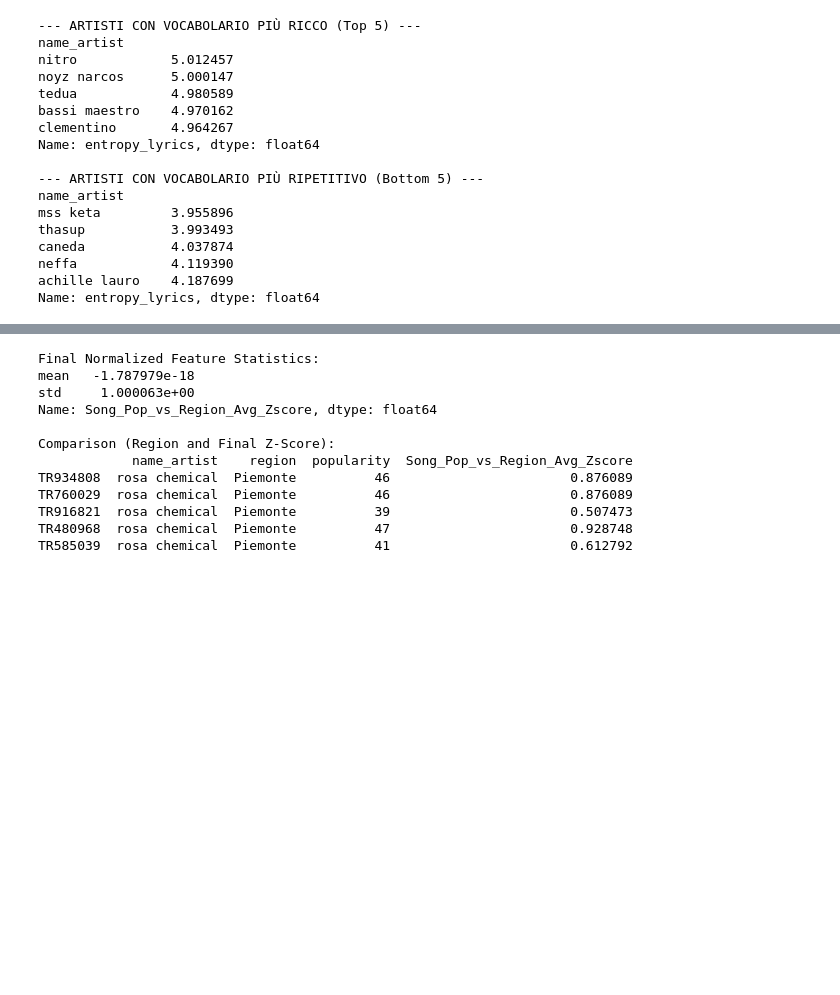
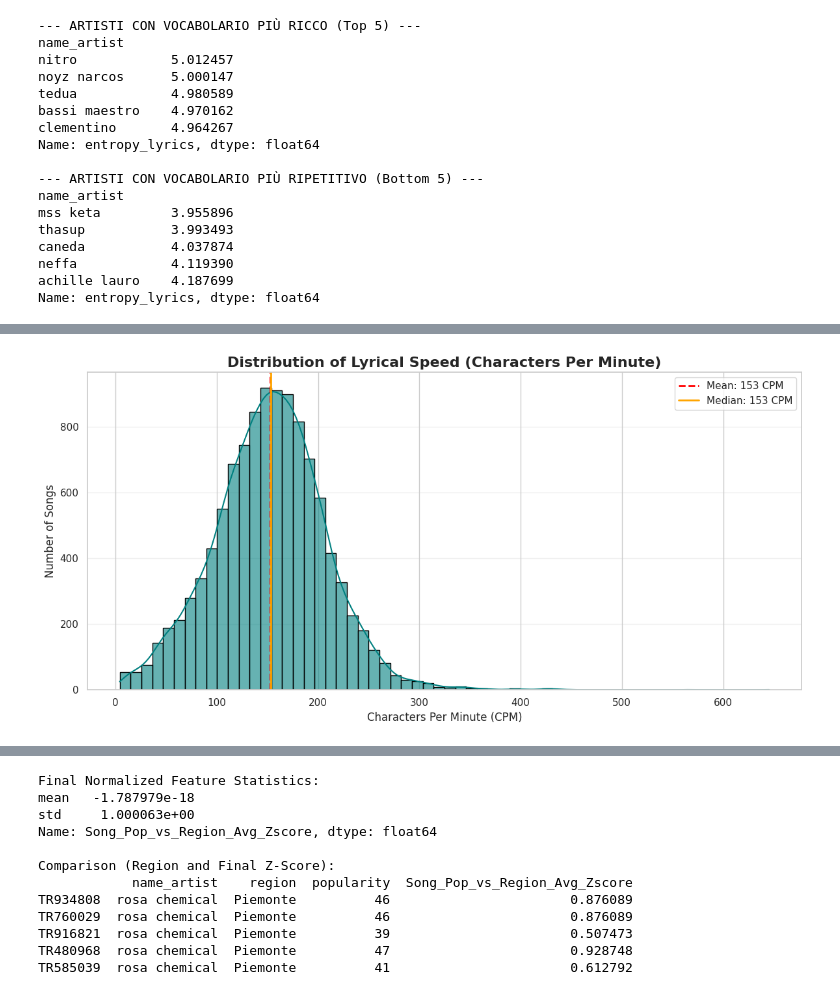
Before and after one commit to Syreel/DataMining, a Jupyter notebook: data_feature_engineering.ipynb, the cells around one changed output, grey strips where cells are left out. Drawn from its saved outputs; the diff is of its cells as text; code cells hidden in the pictures; blank space fills up the shorter version.

```diff
--- a/data_feature_engineering.ipynb
+++ b/data_feature_engineering.ipynb
@@ -32,7 +33,7 @@ df['n_sentences'] = df['n_sentences'].astype('Int64')
 df['n_tokens'] = df['n_tokens'].astype('Int64')
 df['disc_number'] = df['disc_number'].astype('Int64')
 df['track_number'] = df['track_number'].astype('Int64')
-df['explicit'] = df['explicit'].astype('bool')
+df['explicit'] = df['explicit'].astype('boolean')
 df['name_artist'] = df['name_artist'].astype('string')
 df['title'] = df['title'].astype('string')
 df['album'] = df['album'].astype('string')
@@ -394,0 +434,34 @@ Name: entropy_lyrics, dtype: float64
+# %%
+import matplotlib.pyplot as plt
+import seaborn as sns
+import numpy as np
+
+# 1. Clean data for plotting (Handle NaNs and potential division-by-zero errors)
+cpm_data = df['Characters_Per_Minute'].replace([np.inf, -np.inf], np.nan).dropna()
+
+# 2. Setup the figure
+plt.figure(figsize=(12, 6))
+
+# 3. Create the Distribution Plot (Histogram + KDE)
+sns.histplot(cpm_data, bins=60, kde=True, color='teal', edgecolor='black', alpha=0.6)
+
+# 4. Styling
+plt.title('Distribution of Lyrical Speed (Characters Per Minute)', fontsize=16, fontweight='bold')
+plt.xlabel('Characters Per Minute (CPM)', fontsize=12)
+plt.ylabel('Number of Songs', fontsize=12)
+
+# 5. Add Reference Lines (Mean and Median)
+mean_val = cpm_data.mean()
+median_val = cpm_data.median()
+
+plt.axvline(mean_val, color='red', linestyle='--', linewidth=2, label=f'Mean: {mean_val:.0f} CPM')
+plt.axvline(median_val, color='orange', linestyle='-', linewidth=2, label=f'Median: {median_val:.0f} CPM')
+
+plt.legend()
+plt.grid(axis='y', alpha=0.3)
+plt.tight_layout()
+
+# 6. Show
+plt.show()
+# %% [output]
+[figure, added]
```
Also changed, not shown: parts of 40 cells of this notebook, 2 other files.
